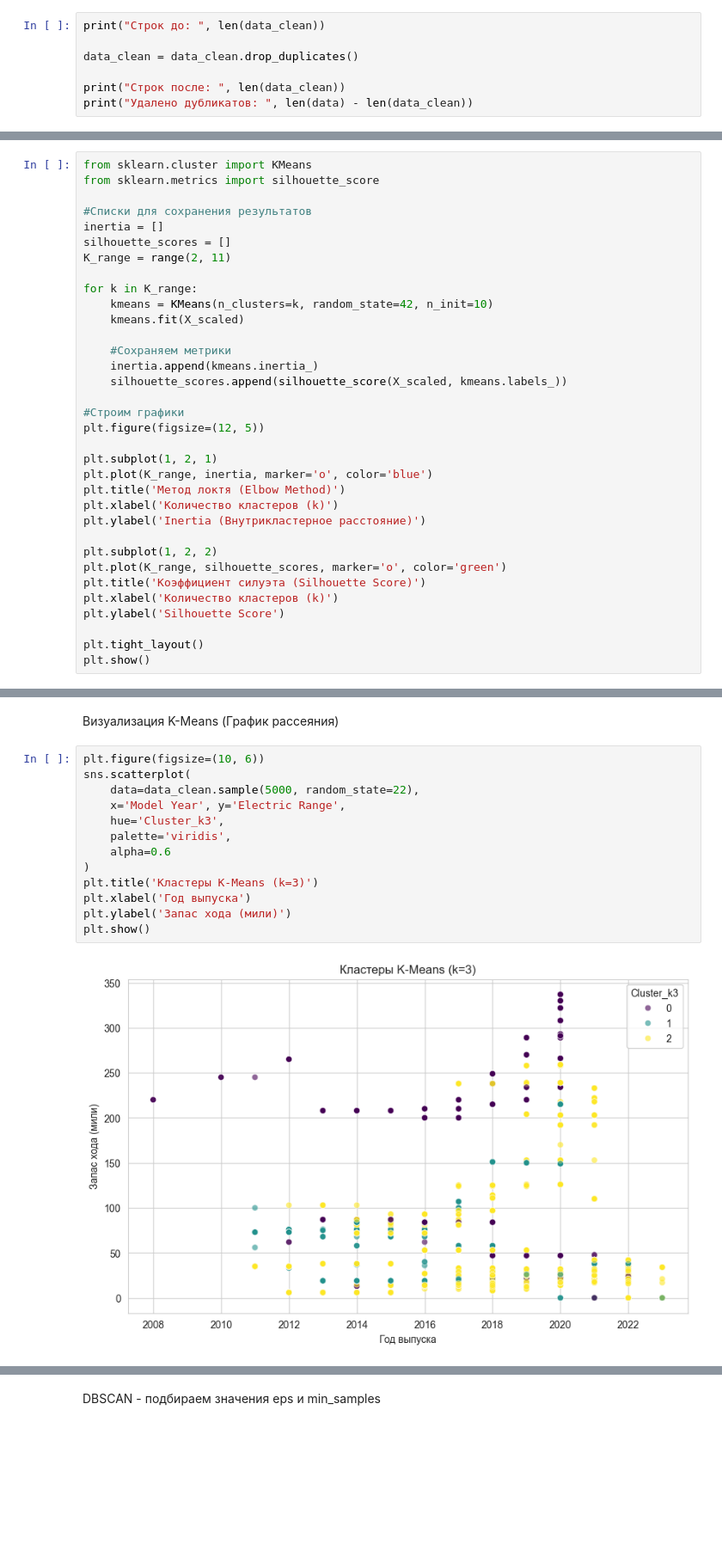
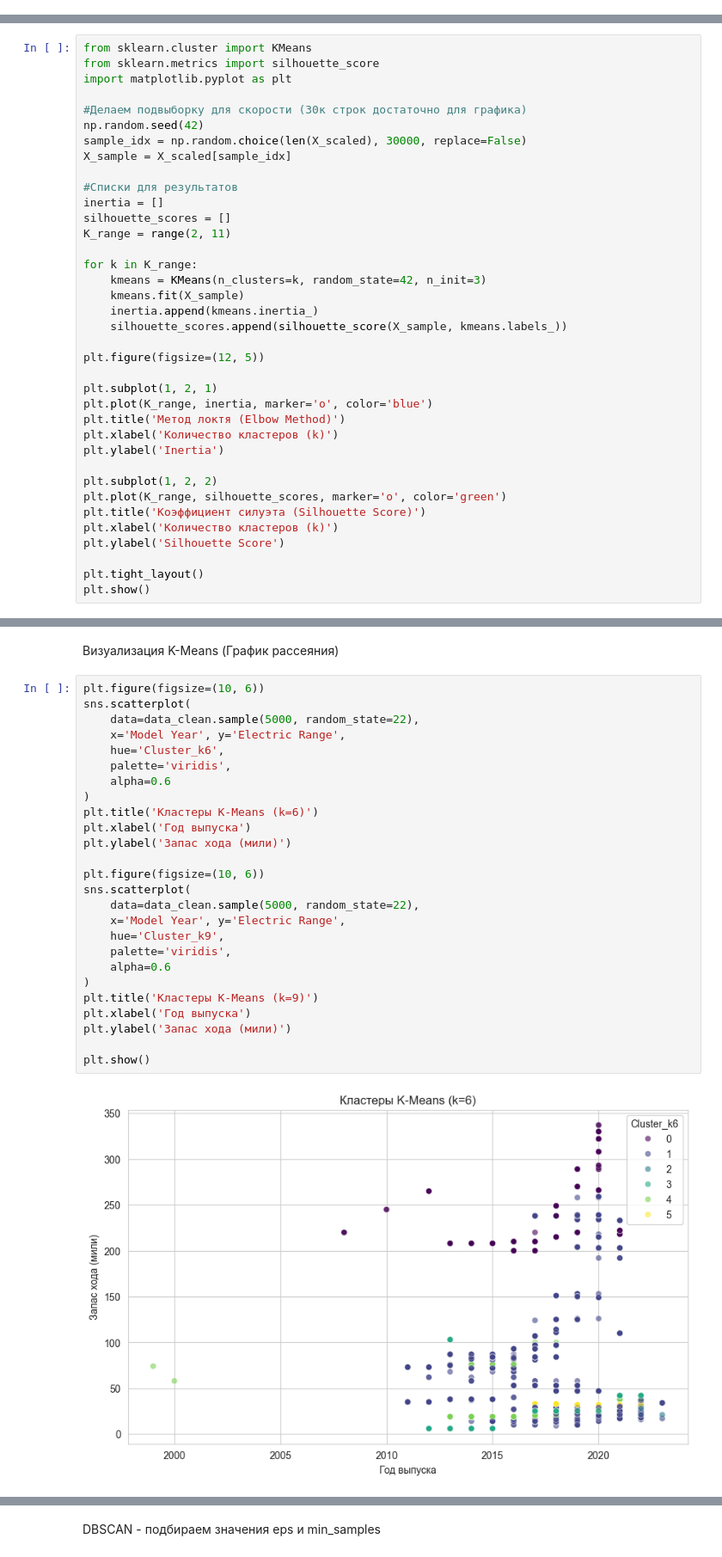
Before and after one commit to alexm1h/Machine-Learning-Python, a Jupyter notebook: lab2_MO/lab2_MO.ipynb, the cells around one changed output, grey strips where cells are left out. Shown at 86% size. Saved outputs shown, nothing was run; the diff lists cells and outputs as text; blank space fills up the shorter version.

```diff
--- a/lab2_MO/lab2_MO.ipynb
+++ b/lab2_MO/lab2_MO.ipynb
@@ -246,7 +244,0 @@ dtype: int64
-# %%
-print("Строк до: ", len(data_clean))
-
-data_clean = data_clean.drop_duplicates()
-
-print("Строк после: ", len(data_clean))
-print("Удалено дубликатов: ", len(data) - len(data_clean))
@@ -317,28 +284,31 @@ print(f"Первые 5 строк масштабированных данных:
 # %%
 from sklearn.cluster import KMeans
 from sklearn.metrics import silhouette_score
+import matplotlib.pyplot as plt
 
-#Списки для сохранения результатов
+#Делаем подвыборку для скорости (30к строк достаточно для графика)
+np.random.seed(42)
+sample_idx = np.random.choice(len(X_scaled), 30000, replace=False)
+X_sample = X_scaled[sample_idx]
+
+#Списки для результатов
 inertia = []
 silhouette_scores = []
 K_range = range(2, 11)
 
 for k in K_range:
-    kmeans = KMeans(n_clusters=k, random_state=42, n_init=10)
-    kmeans.fit(X_scaled)
+    kmeans = KMeans(n_clusters=k, random_state=42, n_init=3)
+    kmeans.fit(X_sample)
+    inertia.append(kmeans.inertia_)
+    silhouette_scores.append(silhouette_score(X_sample, kmeans.labels_))
 
-    #Сохраняем метрики
-    inertia.append(kmeans.inertia_)
-    silhouette_scores.append(silhouette_score(X_scaled, kmeans.labels_))
-
-#Строим графики
 plt.figure(figsize=(12, 5))
 
 plt.subplot(1, 2, 1)
 plt.plot(K_range, inertia, marker='o', color='blue')
 plt.title('Метод локтя (Elbow Method)')
 plt.xlabel('Количество кластеров (k)')
-plt.ylabel('Inertia (Внутрикластерное расстояние)')
+plt.ylabel('Inertia')
 
 plt.subplot(1, 2, 2)
 plt.plot(K_range, silhouette_scores, marker='o', color='green')
@@ -419,15 +370,28 @@ Name: count, dtype: int64
 # %%
 plt.figure(figsize=(10, 6))
 sns.scatterplot(
     data=data_clean.sample(5000, random_state=22),
     x='Model Year', y='Electric Range',
-    hue='Cluster_k3',
+    hue='Cluster_k6',
     palette='viridis',
     alpha=0.6
 )
-plt.title('Кластеры K-Means (k=3)')
+plt.title('Кластеры K-Means (k=6)')
 plt.xlabel('Год выпуска')
 plt.ylabel('Запас хода (мили)')
+
+plt.figure(figsize=(10, 6))
+sns.scatterplot(
+    data=data_clean.sample(5000, random_state=22),
+    x='Model Year', y='Electric Range',
+    hue='Cluster_k9',
+    palette='viridis',
+    alpha=0.6
+)
+plt.title('Кластеры K-Means (k=9)')
+plt.xlabel('Год выпуска')
+plt.ylabel('Запас хода (мили)')
+
 plt.show()
 # %% [output]
-[figure, old version]
+[figure, new version]
```
Also changed, not shown: parts of 26 cells of this notebook.
